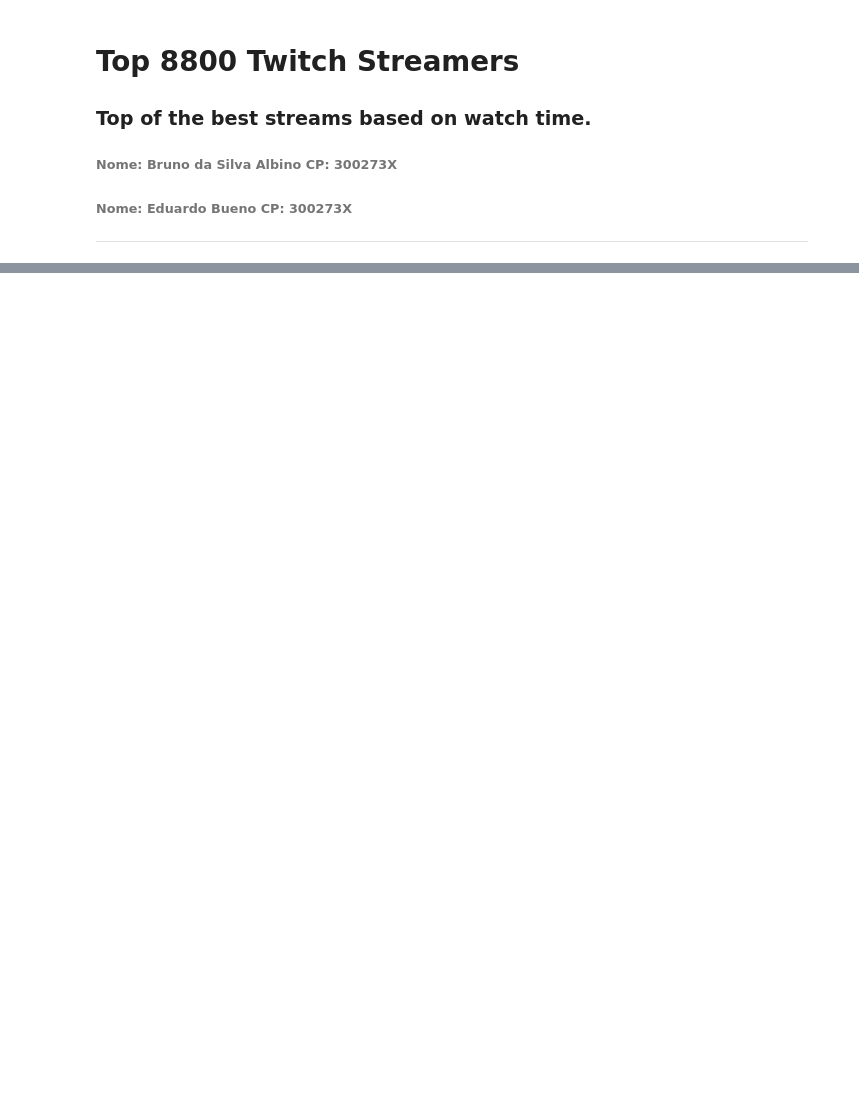
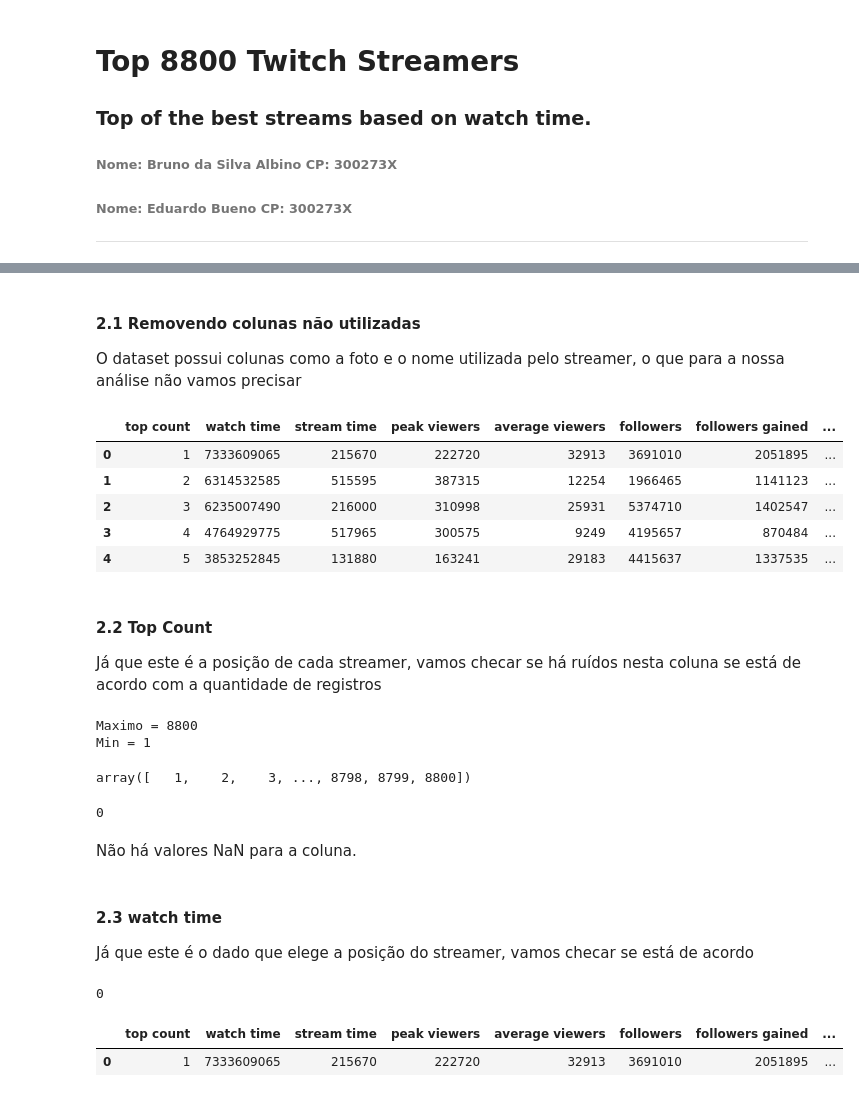
Before and after one commit to bruno-albino/exploratory-analysis-ifsp, a Jupyter notebook: Analise_exploratoria.ipynb, the cells around one changed output, grey strips where cells are left out. Saved outputs shown, nothing was run; the diff lists cells and outputs as text; code cells hidden in the pictures; blank space fills up the shorter version.

```diff
--- a/Analise_exploratoria.ipynb
+++ b/Analise_exploratoria.ipynb
@@ -49,0 +90,3 @@ data.head()
+# %% [markdown]
+#### **2.1 Removendo colunas não utilizadas**
+O dataset possui colunas como a foto e o nome utilizada pelo streamer, o que para a nossa análise não vamos precisar
@@ -49,0 +95,35 @@ data.head()
+# %%
+df.head()
+# %% [output]
+|  | top count | watch time | stream time | peak viewers | average viewers | followers | followers gained | ... |
+| 0 | 1 | 7333609065 | 215670 | 222720 | 32913 | 3691010 | 2051895 | ... |
+| 1 | 2 | 6314532585 | 515595 | 387315 | 12254 | 1966465 | 1141123 | ... |
+| 2 | 3 | 6235007490 | 216000 | 310998 | 25931 | 5374710 | 1402547 | ... |
+| 3 | 4 | 4764929775 | 517965 | 300575 | 9249 | 4195657 | 870484 | ... |
+| 4 | 5 | 3853252845 | 131880 | 163241 | 29183 | 4415637 | 1337535 | ... |
+# %% [markdown]
+#### **2.2 Top Count**
+Já que este é a posição de cada streamer, vamos checar se há ruídos nesta coluna se está de acordo com a quantidade de registros
+# %%
+print(f'Maximo = {df["top count"].max()}')
+print(f'Min = {df["top count"].min()}')
+# %% [output]
+Maximo = 8800
+Min = 1
+# %%
+df['top count'].unique()
+# %% [output]
+array([   1,    2,    3, ..., 8798, 8799, 8800])
+# %%
+df['top count'].isnull().sum()
+# %% [output]
+0
+# %% [markdown]
+Não há valores NaN para a coluna.
+# %% [markdown]
+#### **2.3 watch time**
+Já que este é o dado que elege a posição do streamer, vamos checar se está de acordo
+# %%
+df['watch time'].isnull().sum()
+# %% [output]
+0
@@ -49,0 +133,6 @@ data.head()
+# %%
+max_place = df[df['watch time'] == max_watch_time]
+max_place
+# %% [output]
+|  | top count | watch time | stream time | peak viewers | average viewers | followers | followers gained | ... |
+| 0 | 1 | 7333609065 | 215670 | 222720 | 32913 | 3691010 | 2051895 | ... |
```
Also changed, not shown: parts of 60 cells of this notebook.
